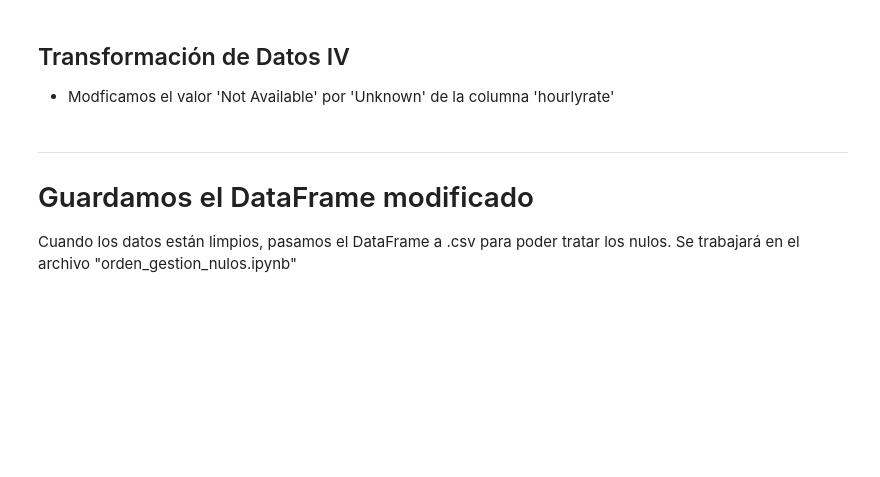
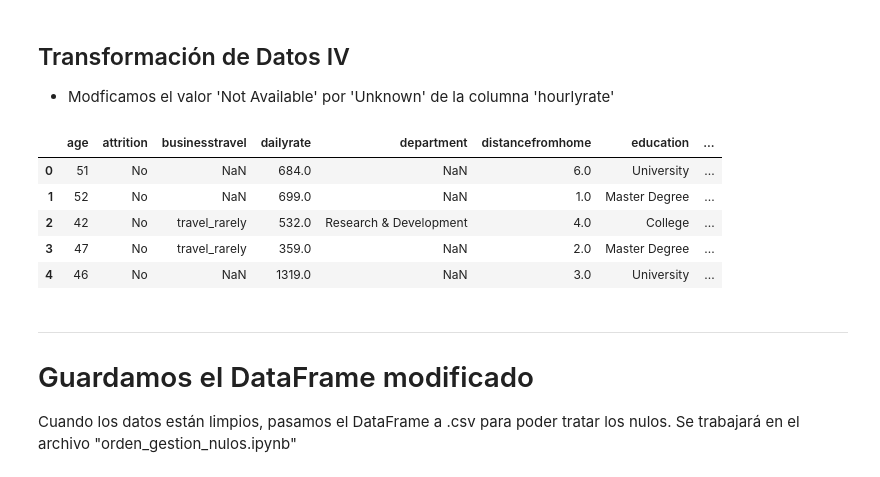
Before and after one commit to Adalab/https-github.com-Adalab-proyecto-da-promo-F-modulo-3-team-5, a Jupyter notebook: Limpieza_y_transformacion.ipynb, the cells around one changed output. Saved outputs shown, nothing was run; the diff lists cells and outputs as text; code cells hidden in the pictures; blank space fills up the shorter version.

```diff
--- a/Limpieza_y_transformacion.ipynb
+++ b/Limpieza_y_transformacion.ipynb
@@ -326,6 +326,15 @@ df_ejemplo['joblevel']= df_ejemplo['joblevel'].replace(categorias)
  - Modficamos el valor 'Not Available' por 'Unknown' de la columna 'hourlyrate'
 # %%
 df_ejemplo['hourlyrate'] = df_ejemplo['hourlyrate'].replace( 'Not Available', 'Unknown')
+# %%
+df_ejemplo.head(5)
+# %% [output]
+|  | age | attrition | businesstravel | dailyrate | department | distancefromhome | education | ... |
+| 0 | 51 | No | NaN | 684.0 | NaN | 6.0 | University | ... |
+| 1 | 52 | No | NaN | 699.0 | NaN | 1.0 | Master Degree | ... |
+| 2 | 42 | No | travel_rarely | 532.0 | Research & Development | 4.0 | College | ... |
+| 3 | 47 | No | travel_rarely | 359.0 | NaN | 2.0 | Master Degree | ... |
+| 4 | 46 | No | NaN | 1319.0 | NaN | 3.0 | University | ... |
 # %% [markdown]
 ______
 # Guardamos el DataFrame modificado
```
Also changed, not shown: 11 other files.
